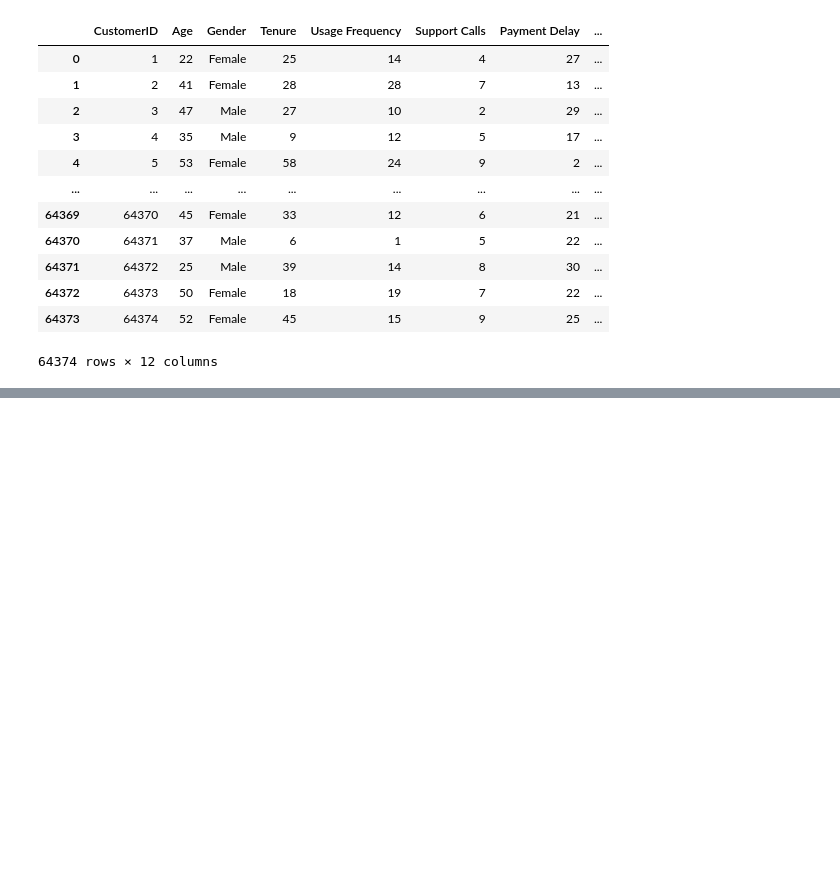
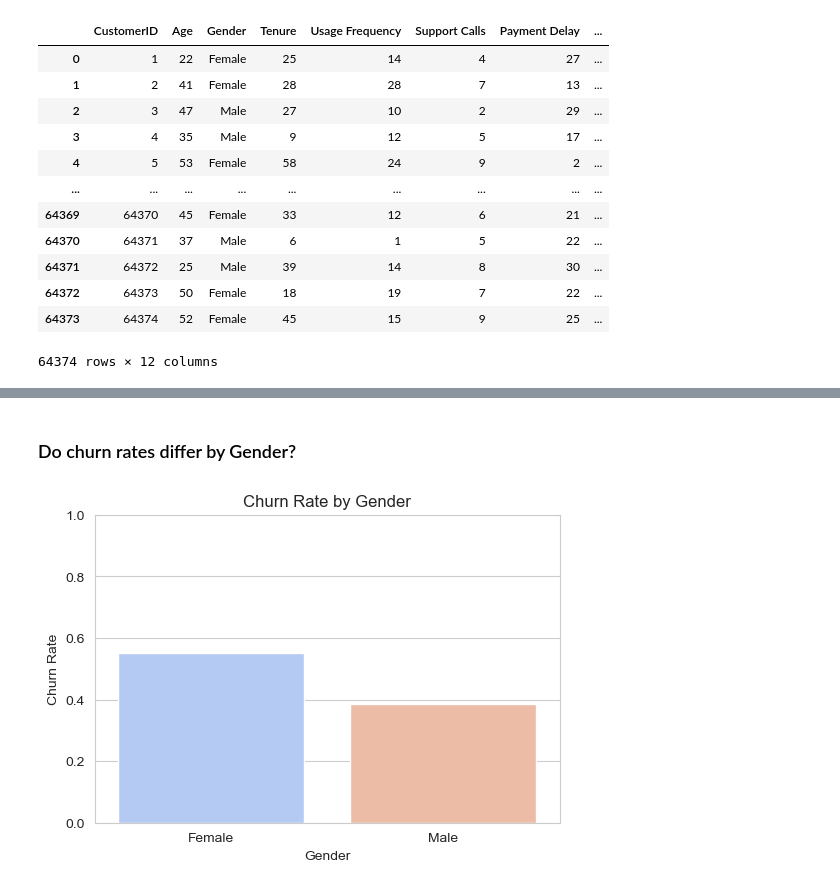
Before and after one commit to adobea-dev/Customer-churn-prediction, a Jupyter notebook: Churn_analysis.ipynb, the cells around one changed output, grey strips where cells are left out. Cells and saved outputs as stored; diff of their text form; code cells hidden in the pictures; blank space fills up the shorter version.

```diff
--- a/Churn_analysis.ipynb
+++ b/Churn_analysis.ipynb
@@ -35,0 +247,15 @@ dfSummary(churn_data, is_collapsible=False)
+# %% [markdown]
+### Do churn rates differ by Gender?
+# %%
+gender_churn = churn_data.groupby("Gender")["Churn"].mean()  # Calculate churn rate per gender
+
+# Plot the results
+plt.figure(figsize=(6, 4))
+sns.barplot(x=gender_churn.index, y=gender_churn.values, palette="coolwarm")
+plt.xlabel("Gender")
+plt.ylabel("Churn Rate")
+plt.title("Churn Rate by Gender")
+plt.ylim(0, 1)  # Set y-axis limit for better visualization
+plt.show()
+# %% [output]
+[figure, added]
```
Also changed, not shown: parts of 39 cells of this notebook, 12 other files.
